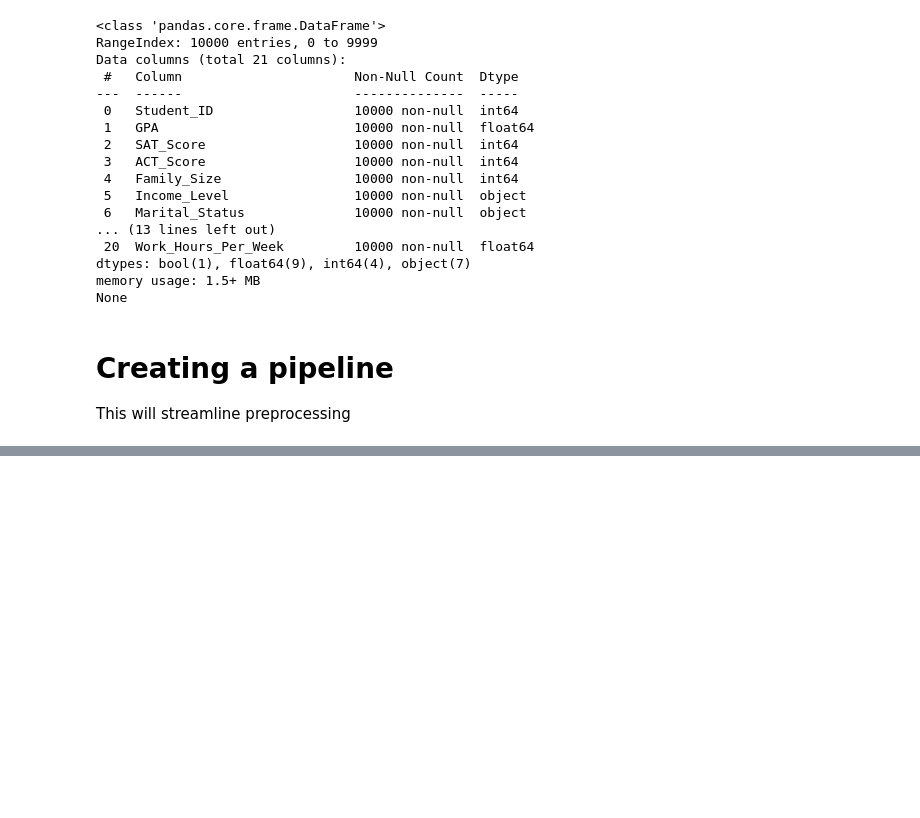
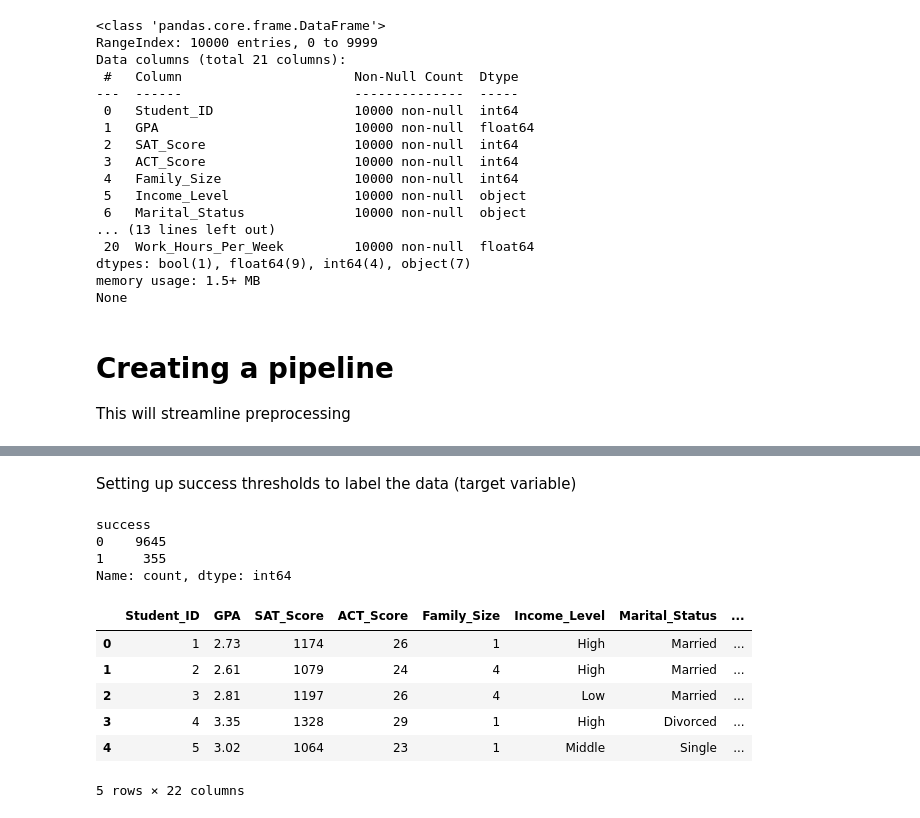
Before and after one commit to kdeguzman101/mis545-teamTBD-ML, a Jupyter notebook: practice.ipynb, the cells around one changed output, grey strips where cells are left out. Cells and saved outputs as stored; diff of their text form; code cells hidden in the pictures; blank space fills up the shorter version.

```diff
--- a/practice.ipynb
+++ b/practice.ipynb
@@ -118,0 +116,28 @@ ValueError: The least populated class in y has only 1 member, which is too few.
+# %% [markdown]
+Setting up success thresholds to label the data (target variable)
+# %%
+# df['SAT_Score'].describe()
+# df['ACT_Score'].describe()
+# df['Support_Center_Utilization'].describe()
+# df['Study_Hours_Per_Week'].describe()
+# df['success'].describe()
+df['success'].value_counts()
+# %% [output]
+success
+0    9645
+1     355
+Name: count, dtype: int64
+# %%
+df['success'] = (df['GPA'] > 3.0) & (df['SAT_Score'] > 1050) & (df['ACT_Score'] > 23) & (df['Support_Center_Utilization'] > 0.317) & (df['Study_Hours_Per_Week'] >= 15)
+# df['success'] = (df['GPA'] > 3.0) & (df['attendance'] > 90)
+df['success'] = df['success'].astype(int)  # Convert to 0/1
+# %%
+df.head()
+# %% [output]
+|  | Student_ID | GPA | SAT_Score | ACT_Score | Family_Size | Income_Level | Marital_Status | ... |
+| 0 | 1 | 2.73 | 1174 | 26 | 1 | High | Married | ... |
+| 1 | 2 | 2.61 | 1079 | 24 | 4 | High | Married | ... |
+| 2 | 3 | 2.81 | 1197 | 26 | 4 | Low | Married | ... |
+| 3 | 4 | 3.35 | 1328 | 29 | 1 | High | Divorced | ... |
+| 4 | 5 | 3.02 | 1064 | 23 | 1 | Middle | Single | ... |
+5 rows × 22 columns
```
Also changed, not shown: parts of 3 cells of this notebook.
